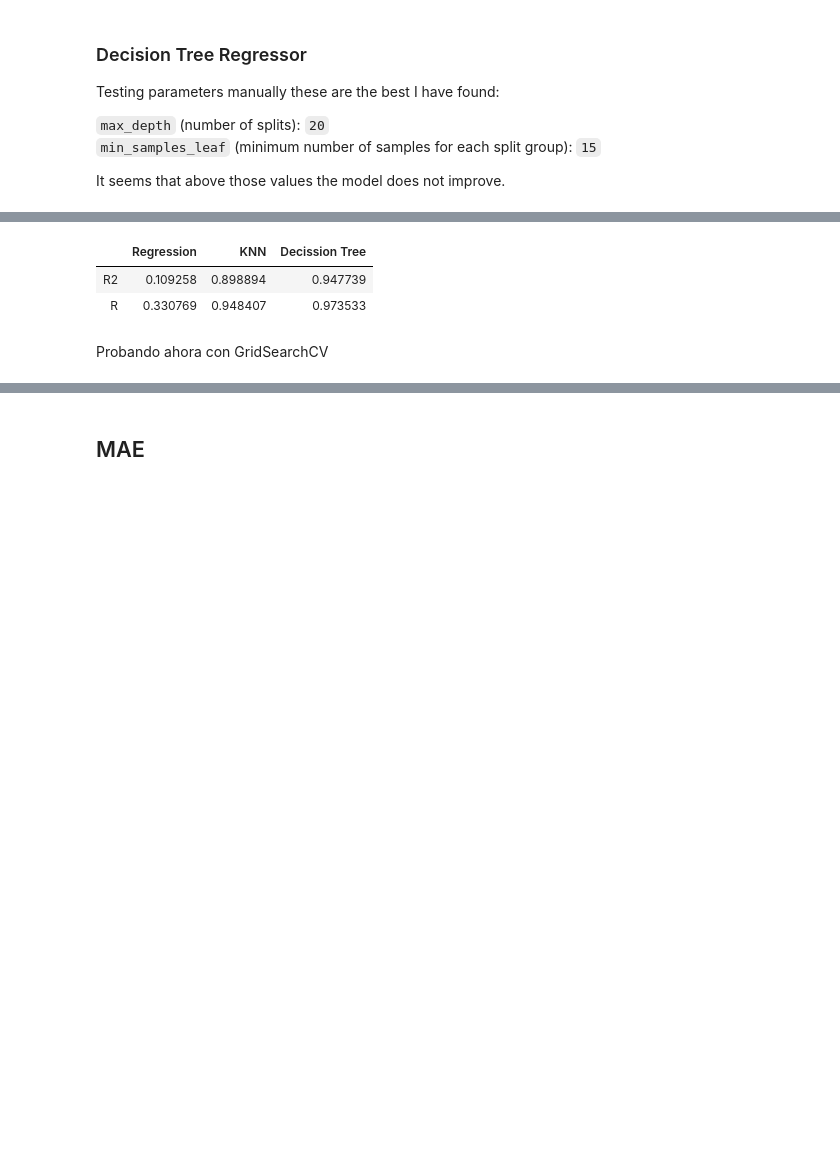
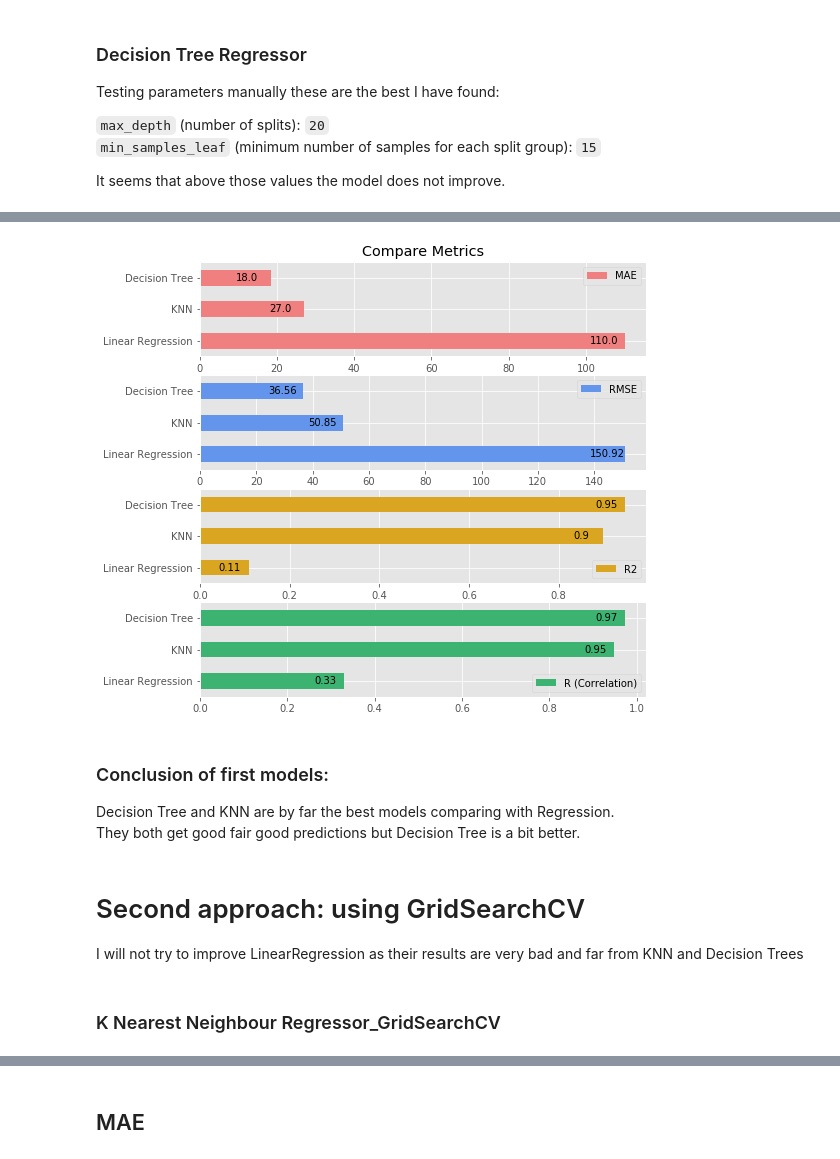
Before and after one commit to angelrps/MasterDataScience_FinalProject, a Jupyter notebook: notebooks/Modelling_01.ipynb, the cells around one changed output, grey strips where cells are left out. Drawn from its saved outputs; the diff is of its cells as text; code cells hidden in the pictures; blank space fills up the shorter version.

```diff
--- a/notebooks/Modelling_01.ipynb
+++ b/notebooks/Modelling_01.ipynb
@@ -392,11 +388,17 @@ plt.show()
-# %%
-df_cor
-# %% [output]
-|  | Regression | KNN | Decission Tree |
-| R2 | 0.109258 | 0.898894 | 0.947739 |
-| R | 0.330769 | 0.948407 | 0.973533 |
-# %% [markdown]
-Probando ahora con GridSearchCV
+# %%
+visualize_metrics(reg_metrics, regk_metrics, regd_metrics)
+# %% [output]
+[figure, added]
+# %% [markdown]
+### Conclusion of first models:
+Decision Tree and KNN are by far the best models comparing with Regression.
+They both get good fair good predictions but Decision Tree is a bit better.
+# %% [markdown]
+# Second approach: using GridSearchCV
+
+I will not try to improve LinearRegression as their results are very bad and far from KNN and Decision Trees
+# %% [markdown]
+### K Nearest Neighbour Regressor_GridSearchCV
 # %%
 from sklearn.model_selection import GridSearchCV
 from sklearn.neighbors import KNeighborsRegressor
```
Also changed, not shown: parts of 16 cells of this notebook.
